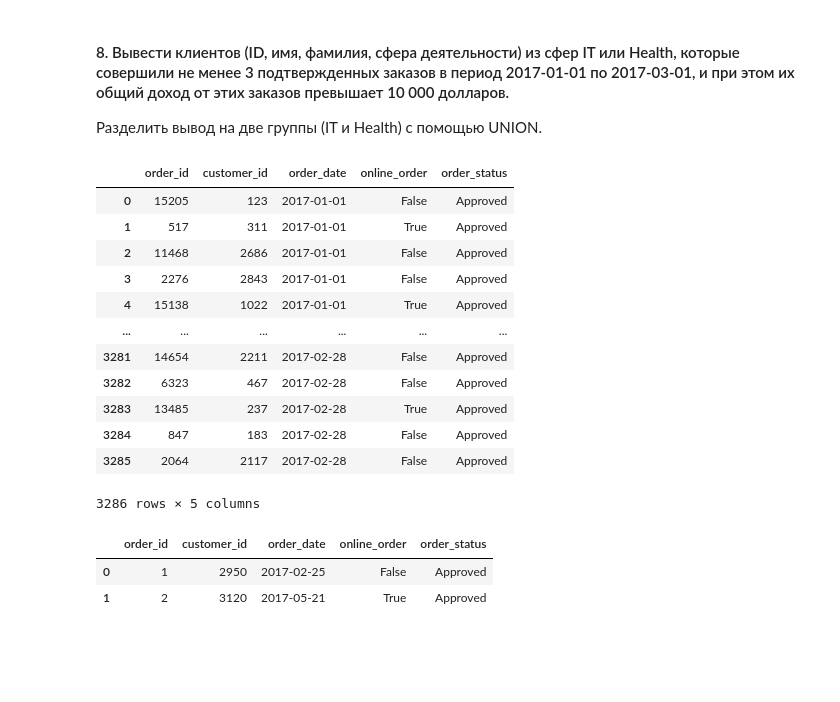
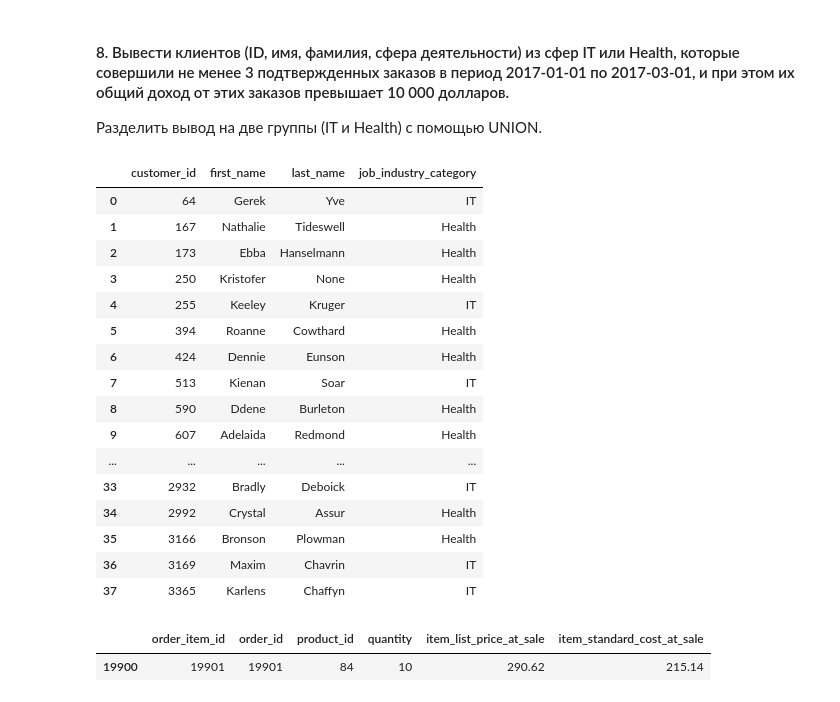
Before and after one commit to EgrSlv/PostgreSQLearn_MIPT, a Jupyter notebook: HomeWork_2/SolovevEgor_HW_02_ds_2025.ipynb, the cells around one changed output. Cells and saved outputs as stored; diff of their text form; code cells hidden in the pictures; blank space fills up the shorter version.

```diff
--- a/HomeWork_2/SolovevEgor_HW_02_ds_2025.ipynb
+++ b/HomeWork_2/SolovevEgor_HW_02_ds_2025.ipynb
@@ -562,50 +565,58 @@ execute_query(query7)
 Разделить вывод на две группы (IT и Health) с помощью UNION.
 # %%
 query8 = """
+
     WITH target_customers AS (
-        SELECT customer_id ID, first_name, last_name
-            --,job_industry_category
+        SELECT customer_id, first_name, last_name, job_industry_category
         FROM customer
         WHERE job_industry_category IN ('IT', 'Health')
     )
-    ,top_5_cost_road AS (
+    ,approve_interval_orders AS (
         SELECT *
         FROM orders
         WHERE order_status = 'Approved'
             AND order_date
                 BETWEEN '2017-01-01'
                     AND CAST('2017-03-01' AS date) - INTERVAL '1 day'
-        ORDER BY order_date
     )
-    SELECT *
-    FROM top_5_cost_road
-    --SELECT tc.id, tc.first_name, tc.last_name, COUNT(DISTINCT oi.product_id)
-    --FROM target_customers tc
-    --INNER JOIN orders o ON o.customer_id = tc.id
-    --INNER JOIN order_items oi ON oi.order_id = o.order_id
-    --WHERE oi.product_id IN (
-    --    SELECT *
-    --    FROM top_5_cost_road
-    --) AND order_status = 'Approved'
-    --GROUP BY tc.id, tc.first_name, tc.last_name
-    --HAVING COUNT(DISTINCT oi.product_id) >= 2
-    --ORDER BY id
+    SELECT tc.customer_id
+          ,tc.first_name
+          ,tc.last_name
+          ,tc.job_industry_category
+          --,COUNT(DISTINCT aio.order_id) num_orders
+          --,SUM(oi.item_list_price_at_sale * oi.quantity)
+
+
+    FROM approve_interval_orders aio
+    INNER JOIN target_customers tc ON tc.customer_id = aio.customer_id
+    INNER JOIN order_items oi ON oi.order_id = aio.order_id
+    GROUP BY tc.customer_id
+            ,tc.first_name
+            ,tc.last_name
+            ,tc.job_industry_category
+
+    HAVING COUNT(DISTINCT aio.order_id) >= 3
+        AND SUM(oi.item_list_price_at_sale * oi.quantity) > 10000
     ;
 
 """
 
 execute_query(query8)
 # %% [output]
-|  | order_id | customer_id | order_date | online_order | order_status |
-| 0 | 15205 | 123 | 2017-01-01 | False | Approved |
-| 1 | 517 | 311 | 2017-01-01 | True | Approved |
-| 2 | 11468 | 2686 | 2017-01-01 | False | Approved |
-| 3 | 2276 | 2843 | 2017-01-01 | False | Approved |
-| 4 | 15138 | 1022 | 2017-01-01 | True | Approved |
-| ... | ... | ... | ... | ... | ... |
-| 3281 | 14654 | 2211 | 2017-02-28 | False | Approved |
-| 3282 | 6323 | 467 | 2017-02-28 | False | Approved |
-| 3283 | 13485 | 237 | 2017-02-28 | True | Approved |
-| 3284 | 847 | 183 | 2017-02-28 | False | Approved |
-| 3285 | 2064 | 2117 | 2017-02-28 | False | Approved |
+|  | customer_id | first_name | last_name | job_industry_category |
+| 0 | 64 | Gerek | Yve | IT |
+| 1 | 167 | Nathalie | Tideswell | Health |
+| 2 | 173 | Ebba | Hanselmann | Health |
+| 3 | 250 | Kristofer | None | Health |
+| 4 | 255 | Keeley | Kruger | IT |
+| 5 | 394 | Roanne | Cowthard | Health |
+| 6 | 424 | Dennie | Eunson | Health |
+| 7 | 513 | Kienan | Soar | IT |
+| 8 | 590 | Ddene | Burleton | Health |
+| 9 | 607 | Adelaida | Redmond | Health |
+| ... | ... | ... | ... | ... |
+| 33 | 2932 | Bradly | Deboick | IT |
+| 34 | 2992 | Crystal | Assur | Health |
+| 35 | 3166 | Bronson | Plowman | Health |
+| 36 | 3169 | Maxim | Chavrin | IT |
+| 37 | 3365 | Karlens | Chaffyn | IT |
-3286 rows × 5 columns
@@ -614,12 +623,11 @@ gi
 # %%
 (
-    orders
+    order_items[order_items.order_id == 19901]
     .head(2)
 )
 # %% [output]
-|  | order_id | customer_id | order_date | online_order | order_status |
-| 0 | 1 | 2950 | 2017-02-25 | False | Approved |
-| 1 | 2 | 3120 | 2017-05-21 | True | Approved |
+|  | order_item_id | order_id | product_id | quantity | item_list_price_at_sale | item_standard_cost_at_sale |
+| 19900 | 19901 | 19901 | 84 | 10 | 290.62 | 215.14 |
 # %%
 orders.order_date.min()
 # %%
```
Also changed, not shown: parts of 7 cells of this notebook.
